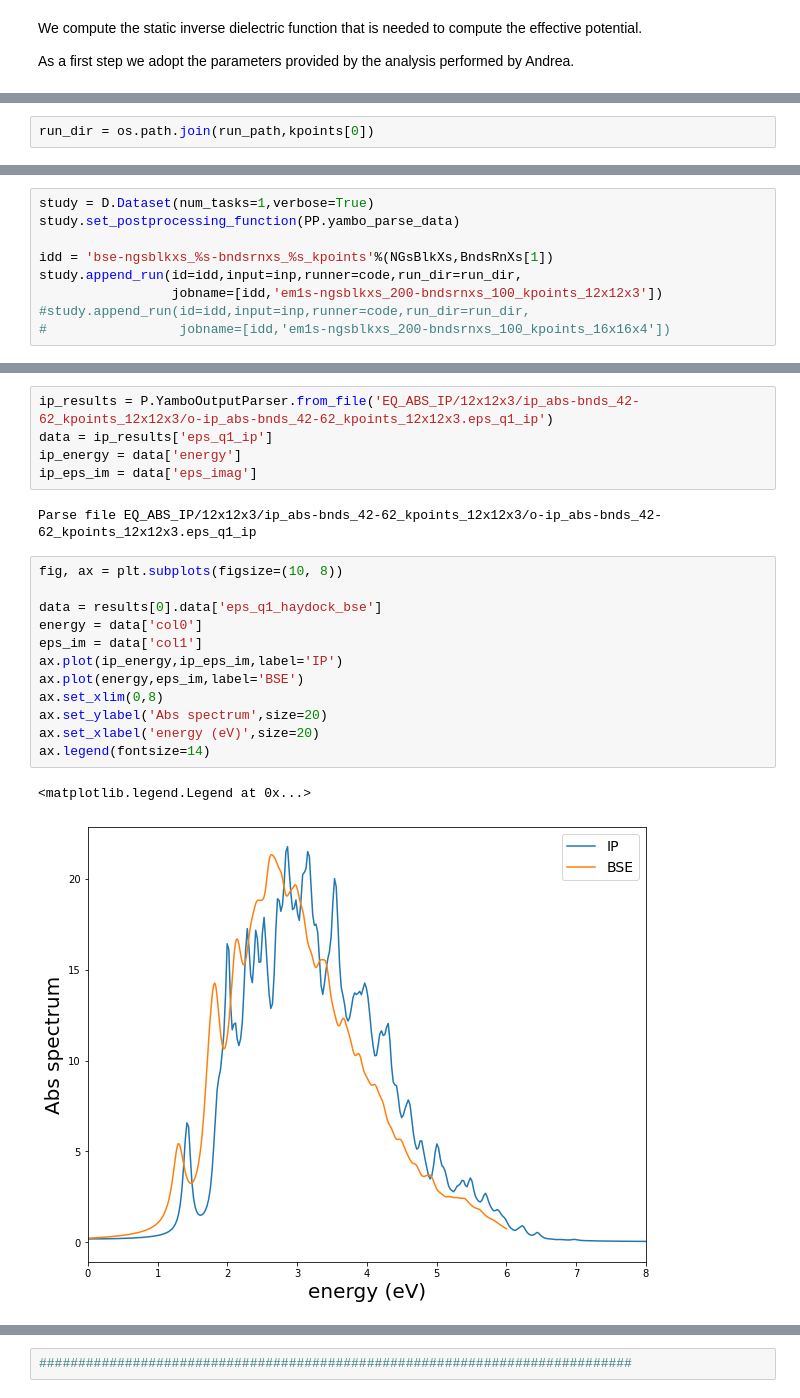
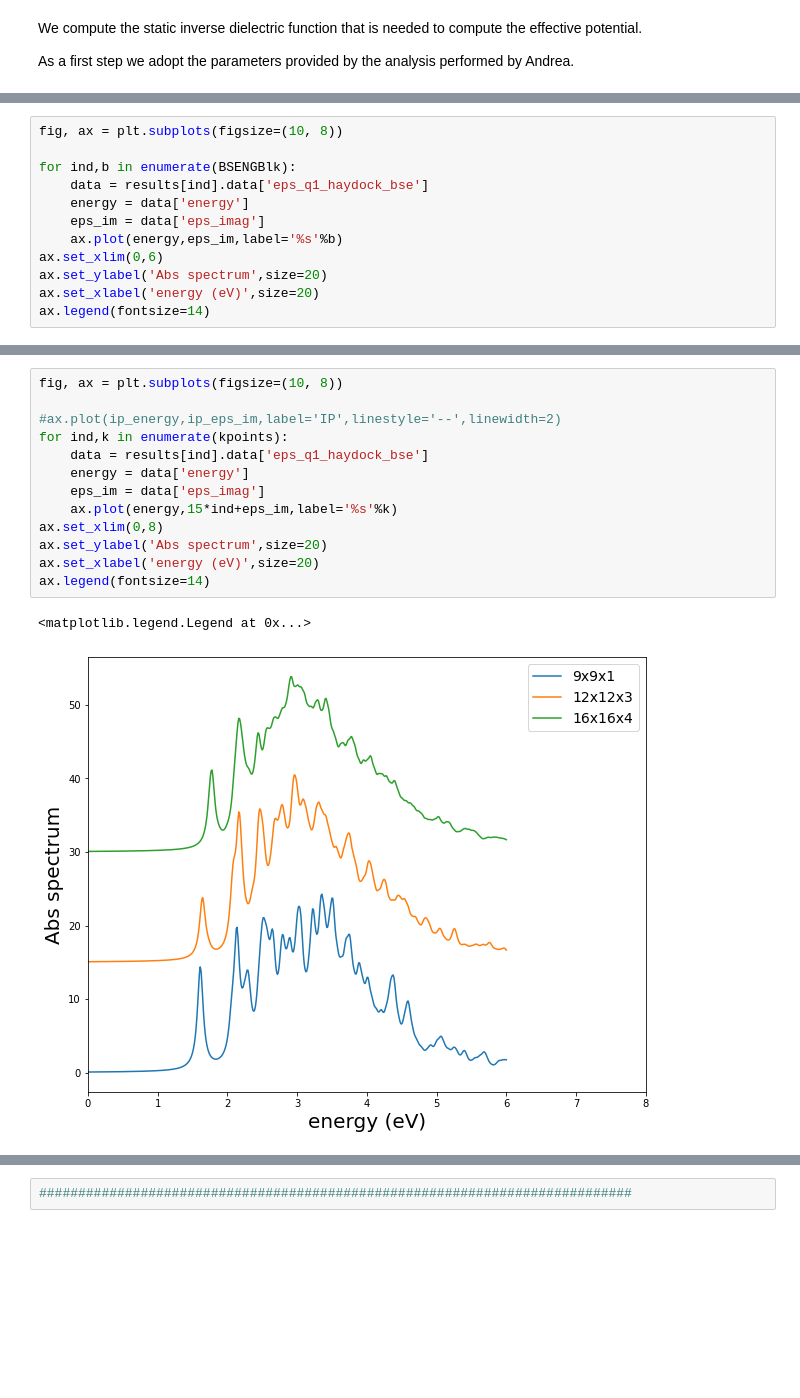
Before and after one commit to marcodalessandro76/WSe2, a Jupyter notebook: EQ_Optics.ipynb, the cells around one changed output, grey strips where cells are left out. Cells and saved outputs as stored; diff of their text form; blank space fills up the shorter version.

```diff
--- a/EQ_Optics.ipynb
+++ b/EQ_Optics.ipynb
@@ -237,2 +292,12 @@ kpoints = ['12x12x3','16x16x4']
-# %%
-run_dir = os.path.join(run_path,kpoints[0])
+# %%
+fig, ax = plt.subplots(figsize=(10, 8))
+
+for ind,b in enumerate(BSENGBlk):
+    data = results[ind].data['eps_q1_haydock_bse']
+    energy = data['energy']
+    eps_im = data['eps_imag']
+    ax.plot(energy,eps_im,label='%s'%b)
+ax.set_xlim(0,6)
+ax.set_ylabel('Abs spectrum',size=20)
+ax.set_xlabel('energy (eV)',size=20)
+ax.legend(fontsize=14)
@@ -258,9 +332,0 @@ inp.set_scalar_variables(DIP_CPU='4.4.2',DIP_ROLEs='v.c.k',BS_CPU='8.4',BS_ROLEs
-# %%
-study = D.Dataset(num_tasks=1,verbose=True)
-study.set_postprocessing_function(PP.yambo_parse_data)
-
-idd = 'bse-ngsblkxs_%s-bndsrnxs_%s_kpoints'%(NGsBlkXs,BndsRnXs[1])
-study.append_run(id=idd,input=inp,runner=code,run_dir=run_dir,
-                 jobname=[idd,'em1s-ngsblkxs_200-bndsrnxs_100_kpoints_12x12x3'])
-#study.append_run(id=idd,input=inp,runner=code,run_dir=run_dir,
-#                 jobname=[idd,'em1s-ngsblkxs_200-bndsrnxs_100_kpoints_16x16x4'])
@@ -297,22 +357,16 @@ Task [0] ended
-# %%
-ip_results = P.YamboOutputParser.from_file('EQ_ABS_IP/12x12x3/ip_abs-bnds_42-62_kpoints_12x12x3/o-ip_abs-bnds_42-62_kpoints_12x12x3.eps_q1_ip')
-data = ip_results['eps_q1_ip']
-ip_energy = data['energy']
-ip_eps_im = data['eps_imag']
-# %% [output]
-Parse file EQ_ABS_IP/12x12x3/ip_abs-bnds_42-62_kpoints_12x12x3/o-ip_abs-bnds_42-62_kpoints_12x12x3.eps_q1_ip
 # %%
 fig, ax = plt.subplots(figsize=(10, 8))
 
-data = results[0].data['eps_q1_haydock_bse']
-energy = data['col0']
-eps_im = data['col1']
-ax.plot(ip_energy,ip_eps_im,label='IP')
-ax.plot(energy,eps_im,label='BSE')
+#ax.plot(ip_energy,ip_eps_im,label='IP',linestyle='--',linewidth=2)
+for ind,k in enumerate(kpoints):
+    data = results[ind].data['eps_q1_haydock_bse']
+    energy = data['energy']
+    eps_im = data['eps_imag']
+    ax.plot(energy,15*ind+eps_im,label='%s'%k)
 ax.set_xlim(0,8)
 ax.set_ylabel('Abs spectrum',size=20)
 ax.set_xlabel('energy (eV)',size=20)
 ax.legend(fontsize=14)
 # %% [output]
 <matplotlib.legend.Legend at 0x...>
-[figure, old version]
+[figure, new version]
```
Also changed, not shown: parts of 30 cells of this notebook, 4 other files.
